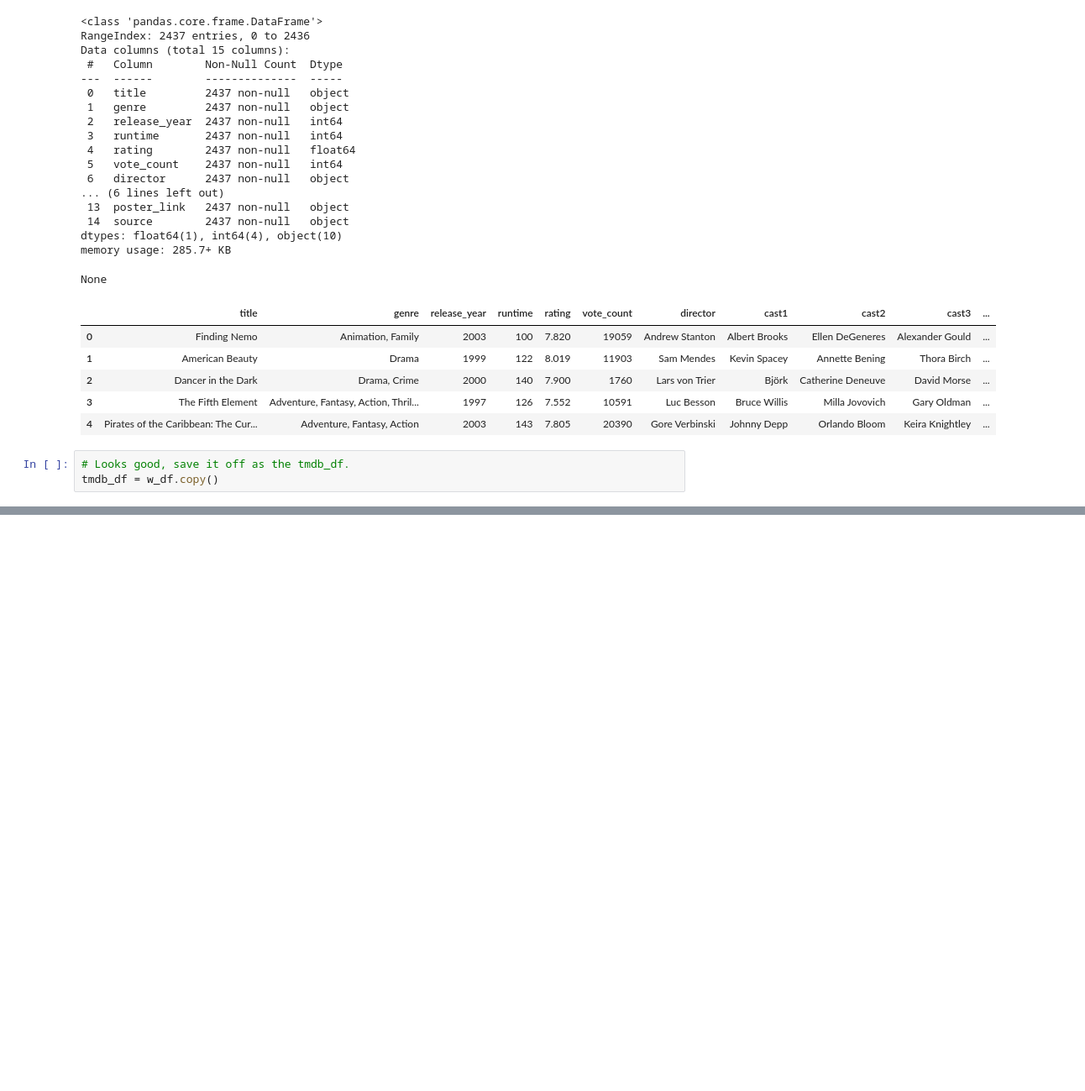
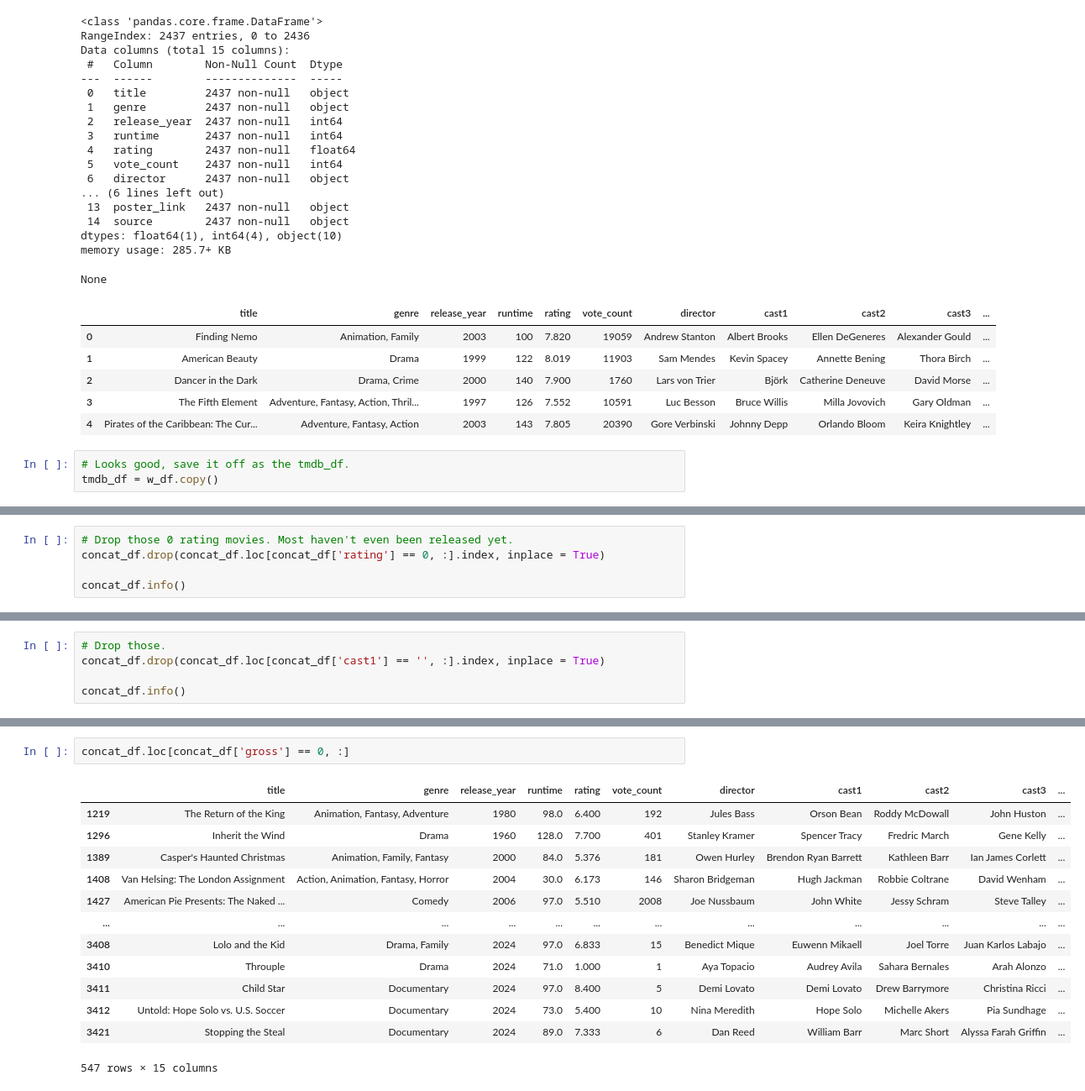
Before and after one commit to BramSunner/project-4-group-18, a Jupyter notebook: data_cleaning/data_cleaning.ipynb, the cells around one changed output, grey strips where cells are left out. Shown: that part at 84% size. Drawn from its saved outputs; the diff is of its cells as text; blank space fills up the shorter version.

```diff
--- a/data_cleaning/data_cleaning.ipynb
+++ b/data_cleaning/data_cleaning.ipynb
@@ -684,0 +725,5 @@ None
+# %%
+# Drop those 0 rating movies. Most haven't even been released yet.
+concat_df.drop(concat_df.loc[concat_df['rating'] == 0, :].index, inplace = True)
+
+concat_df.info()
@@ -684,0 +755,5 @@ None
+# %%
+# Drop those.
+concat_df.drop(concat_df.loc[concat_df['cast1'] == '', :].index, inplace = True)
+
+concat_df.info()
@@ -684,0 +778,16 @@ None
+# %%
+concat_df.loc[concat_df['gross'] == 0, :]
+# %% [output]
+|  | title | genre | release_year | runtime | rating | vote_count | director | cast1 | cast2 | cast3 | ... |
+| 1219 | The Return of the King | Animation, Fantasy, Adventure | 1980 | 98.0 | 6.400 | 192 | Jules Bass | Orson Bean | Roddy McDowall | John Huston | ... |
+| 1296 | Inherit the Wind | Drama | 1960 | 128.0 | 7.700 | 401 | Stanley Kramer | Spencer Tracy | Fredric March | Gene Kelly | ... |
+| 1389 | Casper's Haunted Christmas | Animation, Family, Fantasy | 2000 | 84.0 | 5.376 | 181 | Owen Hurley | Brendon Ryan Barrett | Kathleen Barr | Ian James Corlett | ... |
+| 1408 | Van Helsing: The London Assignment | Action, Animation, Fantasy, Horror | 2004 | 30.0 | 6.173 | 146 | Sharon Bridgeman | Hugh Jackman | Robbie Coltrane | David Wenham | ... |
+| 1427 | American Pie Presents: The Naked ... | Comedy | 2006 | 97.0 | 5.510 | 2008 | Joe Nussbaum | John White | Jessy Schram | Steve Talley | ... |
+| ... | ... | ... | ... | ... | ... | ... | ... | ... | ... | ... | ... |
+| 3408 | Lolo and the Kid | Drama, Family | 2024 | 97.0 | 6.833 | 15 | Benedict Mique | Euwenn Mikaell | Joel Torre | Juan Karlos Labajo | ... |
+| 3410 | Throuple | Drama | 2024 | 71.0 | 1.000 | 1 | Aya Topacio | Audrey Avila | Sahara Bernales | Arah Alonzo | ... |
+| 3411 | Child Star | Documentary | 2024 | 97.0 | 8.400 | 5 | Demi Lovato | Demi Lovato | Drew Barrymore | Christina Ricci | ... |
+| 3412 | Untold: Hope Solo vs. U.S. Soccer | Documentary | 2024 | 73.0 | 5.400 | 10 | Nina Meredith | Hope Solo | Michelle Akers | Pia Sundhage | ... |
+| 3421 | Stopping the Steal | Documentary | 2024 | 89.0 | 7.333 | 6 | Dan Reed | William Barr | Marc Short | Alyssa Farah Griffin | ... |
+547 rows × 15 columns
```
Also changed, not shown: parts of 28 cells of this notebook, 1 other file.
